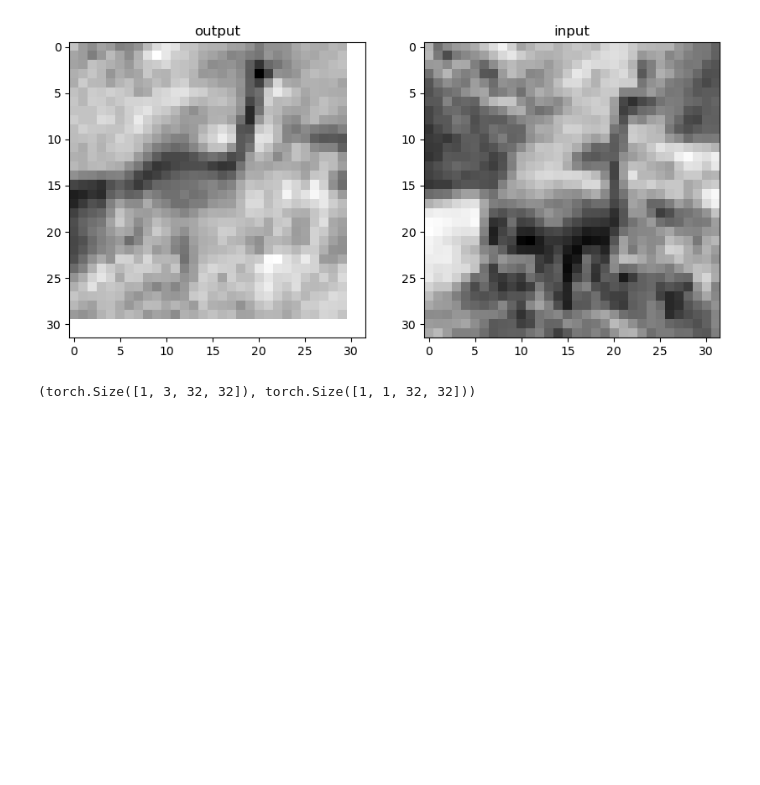
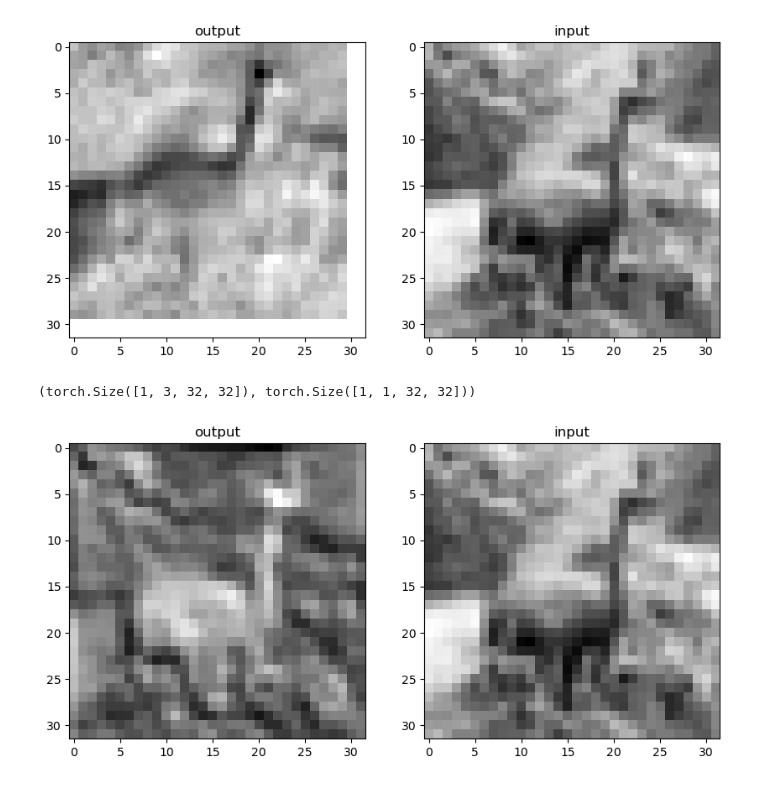
Before and after one commit to sathyanarays/hacks, a Jupyter notebook: pytorch/isip/chapter8/conv.ipynb, the cells around one changed output. Drawn from its saved outputs; the diff is of its cells as text; code cells hidden in the pictures; blank space fills up the shorter version.

```diff
--- a/pytorch/isip/chapter8/conv.ipynb
+++ b/pytorch/isip/chapter8/conv.ipynb
@@ -90,3 +90,16 @@ with torch.no_grad():
 
 with torch.no_grad():
     conv.weight.fill_(1.0/9.0)
+# %%
+output = conv(img.unsqueeze(0))
+plt.figure(figsize=(10, 4.8))  # bookskip
+ax1 = plt.subplot(1, 2, 1)   # bookskip
+plt.title('output')   # bookskip
+plt.imshow(output[0, 0].detach(), cmap='gray')
+plt.subplot(1, 2, 2, sharex=ax1, sharey=ax1)  # bookskip
+plt.imshow(img.mean(0), cmap='gray')  # bookskip
+plt.title('input')  # bookskip
+plt.savefig('Ch8_F4_PyTorch.png')  # bookskip
+plt.show()
+# %% [output]
+[figure, added]
```
